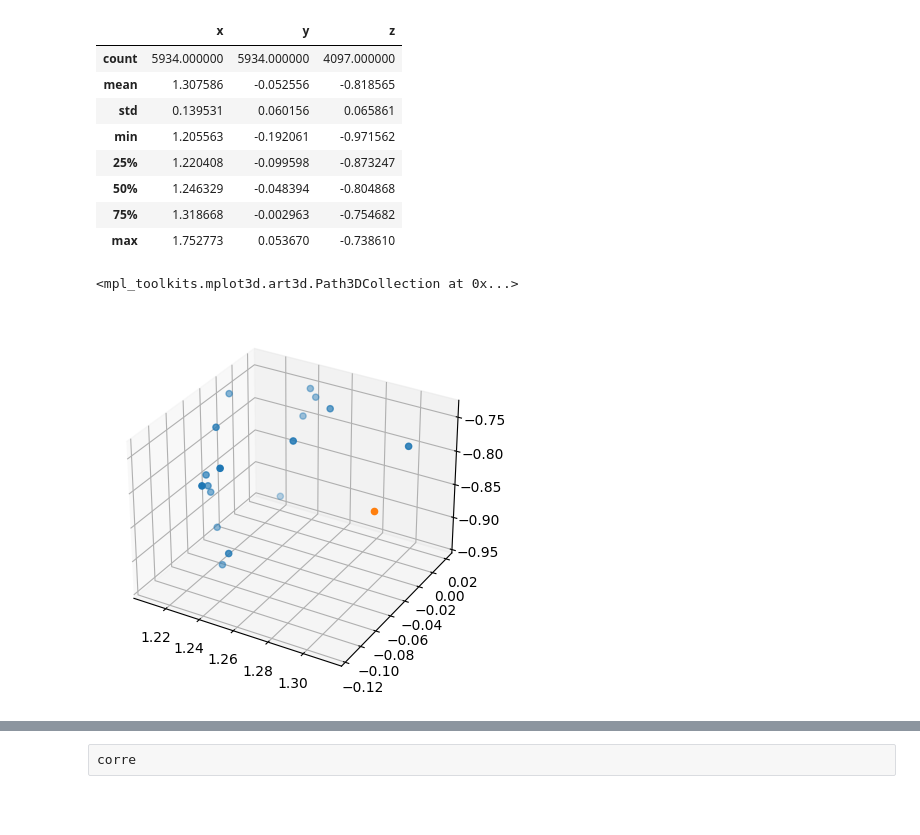
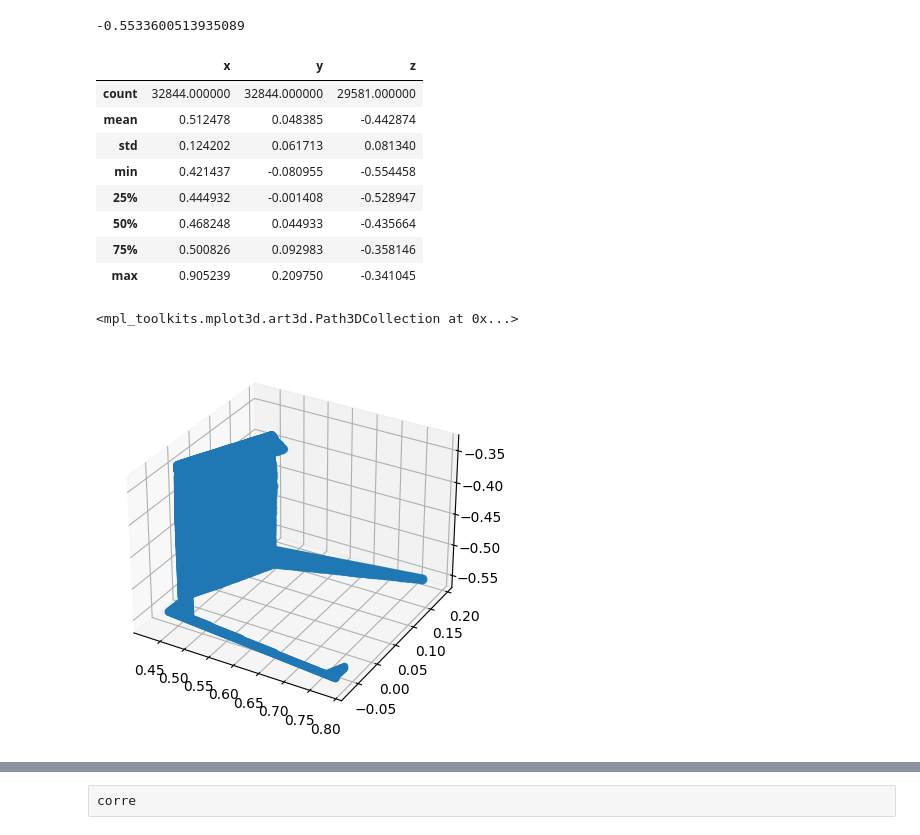
Before and after one commit to takeshi-pumas/catkin_extras, a Jupyter notebook: src/task/scripts/Pandas Data Frame Tutorial_PCA-Copy1.ipynb, the cells around one changed output, grey strips where cells are left out. Saved outputs shown, nothing was run; the diff lists cells and outputs as text; code cells hidden in the pictures; blank space fills up the shorter version.

```diff
--- a/src/task/scripts/Pandas Data Frame Tutorial_PCA-Copy1.ipynb
+++ b/src/task/scripts/Pandas Data Frame Tutorial_PCA-Copy1.ipynb
@@ -38,27 +91,36 @@ df.describe()
+# %%
+threshold= df['z'].min().values[0]*0.998
+threshold
+# %% [output]
+-0.5533600513935089
 # %%
-rslt_df = df[['x','y','z']][df[['x','y','z']] > -0.978]
+threshold= df['z'].min().values[0]*0.998
+ # ( remove some ground)
+#threshsold=-0.978
+rslt_df = df[['x','y','z']][df[['x','y','z']] > threshold]
 # %%
 rslt_df.describe()
 # %% [output]
 |  | x | y | z |
-| count | 5934.000000 | 5934.000000 | 4097.000000 |
-| mean | 1.307586 | -0.052556 | -0.818565 |
-| std | 0.139531 | 0.060156 | 0.065861 |
-| min | 1.205563 | -0.192061 | -0.971562 |
-| 25% | 1.220408 | -0.099598 | -0.873247 |
-| 50% | 1.246329 | -0.048394 | -0.804868 |
-| 75% | 1.318668 | -0.002963 | -0.754682 |
-| max | 1.752773 | 0.053670 | -0.738610 |
+| count | 32844.000000 | 32844.000000 | 29581.000000 |
+| mean | 0.512478 | 0.048385 | -0.442874 |
+| std | 0.124202 | 0.061713 | 0.081340 |
+| min | 0.421437 | -0.080955 | -0.554458 |
+| 25% | 0.444932 | -0.001408 | -0.528947 |
+| 50% | 0.468248 | 0.044933 | -0.435664 |
+| 75% | 0.500826 | 0.092983 | -0.358146 |
+| max | 0.905239 | 0.209750 | -0.341045 |
 # %%
-points=rslt_df[['x','y','z']].sample(30).values
+#points=rslt_df[['x','y','z']].sample(30).values
+points=rslt_df[['x','y','z']].values
 fig = plt.figure()
 ax = fig.add_subplot(projection='3d')
 ax.scatter(points[:,0],points[:,1],points[:,2])
 pt=rslt_df[['x','y','z']].mean().values
 ax.scatter(pt[0],pt[1],pt[2],'o')
 # %% [output]
 <mpl_toolkits.mplot3d.art3d.Path3DCollection at 0x...>
-[figure, old version]
+[figure, new version]
 # %%
 def points_to_PCA(points, limit_z=-0.978):
     df=pd.DataFrame(points)
```
Also changed, not shown: parts of 33 cells of this notebook, 17 other files.
